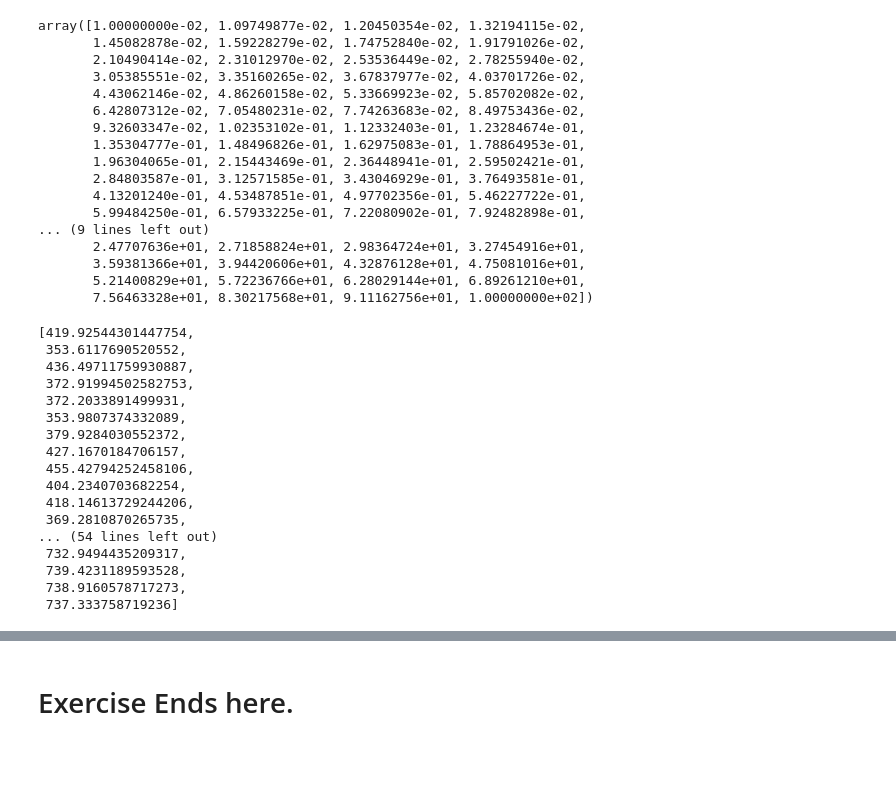
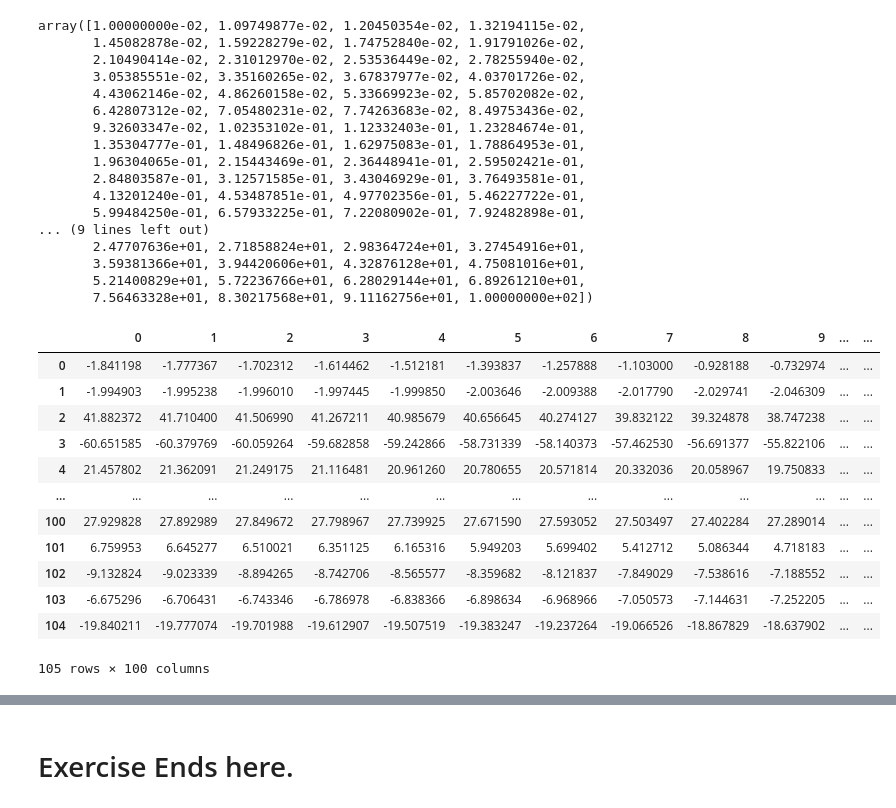
Before and after one commit to s6emschw/RM-project, a Jupyter notebook: Variance-Bias-Tradeoff.ipynb, the cells around one changed output, grey strips where cells are left out. Saved outputs shown, nothing was run; the diff lists cells and outputs as text; code cells hidden in the pictures; blank space fills up the shorter version.

```diff
--- a/Variance-Bias-Tradeoff.ipynb
+++ b/Variance-Bias-Tradeoff.ipynb
@@ -69,60 +69,52 @@ array([1.00000000e-02, 1.09749877e-02, 1.20450354e-02, 1.32194115e-02,
        5.21400829e+01, 5.72236766e+01, 6.28029144e+01, 6.89261210e+01,
        7.56463328e+01, 8.30217568e+01, 9.11162756e+01, 1.00000000e+02])
 # %%
-np.random.seed(12)
+np.random.seed(120)
 
 n = 30
 p = 35
 min_cor = 0  # we have not included multicollinearity in our analysis yet.
 max_cor = 0
 true_betas = np.repeat(5, p)
-iterations = 1000
+iterations = 105
 
 y_true_train, y_noise_train, X_train, df_train = get_sim_data(p, n, min_cor, max_cor, true_betas) # get training data
-alphas = np.logspace(-2,3,70)
-store_mse = []
-store_variance = []
-store_bias_sq = []
+alphas = np.logspace(-2,6,100)
 
-for a in alphas:
 
+store_predictions_list = []
+
+for i in range(iterations):
 
     store_predictions = []
 
-    for i in range(iterations):
+    y_true_test, y_noise_test, X_test, df_test = get_sim_data(p, n, min_cor, max_cor, true_betas) # get test data
 
-        y_true_test, y_noise_test, X_test, df_test = get_sim_data(p, n, min_cor, max_cor, true_betas) # get test data
+    for a in alphas:
 
         ridge = Ridge(alpha=a).fit(X_train, y_noise_train)
         ridge_predict = ridge.predict(X_test)
         ridge_predict_select = ridge_predict[14]
         store_predictions.append(ridge_predict_select)
 
-    mse = np.sum((np.asarray(store_predictions) - y_true_train[14])**2) / iterations
-    variance = np.mean((np.mean(store_predictions) - np.asarray(store_predictions))**2)
-    bias_squared = (np.mean(store_predictions) - y_true_train[14])**2
+    store_predictions_list.append(store_predictions)
 
-    store_mse.append(mse)
-    store_variance.append(variance)
-    store_bias_sq.append(bias_squared)
+store_predictions_df = pd.DataFrame(store_predictions_list)
 
 
-store_biase_sq
+
+store_predictions_df
 # %% [output]
+|  | 0 | 1 | 2 | 3 | 4 | 5 | 6 | 7 | 8 | 9 | ... | ... |
+| 0 | -1.841198 | -1.777367 | -1.702312 | -1.614462 | -1.512181 | -1.393837 | -1.257888 | -1.103000 | -0.928188 | -0.732974 | ... | ... |
+| 1 | -1.994903 | -1.995238 | -1.996010 | -1.997445 | -1.999850 | -2.003646 | -2.009388 | -2.017790 | -2.029741 | -2.046309 | ... | ... |
+| 2 | 41.882372 | 41.710400 | 41.506990 | 41.267211 | 40.985679 | 40.656645 | 40.274127 | 39.832122 | 39.324878 | 38.747238 | ... | ... |
+| 3 | -60.651585 | -60.379769 | -60.059264 | -59.682858 | -59.242866 | -58.731339 | -58.140373 | -57.462530 | -56.691377 | -55.822106 | ... | ... |
+| 4 | 21.457802 | 21.362091 | 21.249175 | 21.116481 | 20.961260 | 20.780655 | 20.571814 | 20.332036 | 20.058967 | 19.750833 | ... | ... |
+| ... | ... | ... | ... | ... | ... | ... | ... | ... | ... | ... | ... | ... |
+| 100 | 27.929828 | 27.892989 | 27.849672 | 27.798967 | 27.739925 | 27.671590 | 27.593052 | 27.503497 | 27.402284 | 27.289014 | ... | ... |
+| 101 | 6.759953 | 6.645277 | 6.510021 | 6.351125 | 6.165316 | 5.949203 | 5.699402 | 5.412712 | 5.086344 | 4.718183 | ... | ... |
+| 102 | -9.132824 | -9.023339 | -8.894265 | -8.742706 | -8.565577 | -8.359682 | -8.121837 | -7.849029 | -7.538616 | -7.188552 | ... | ... |
+| 103 | -6.675296 | -6.706431 | -6.743346 | -6.786978 | -6.838366 | -6.898634 | -6.968966 | -7.050573 | -7.144631 | -7.252205 | ... | ... |
+| 104 | -19.840211 | -19.777074 | -19.701988 | -19.612907 | -19.507519 | -19.383247 | -19.237264 | -19.066526 | -18.867829 | -18.637902 | ... | ... |
-[419.92544301447754,
- 353.6117690520552,
- 436.49711759930887,
- 372.91994502582753,
- 372.2033891499931,
- 353.9807374332089,
- 379.9284030552372,
- 427.1670184706157,
- 455.42794252458106,
- 404.2340703682254,
- 418.14613729244206,
- 369.2810870265735,
-... (54 lines left out)
- 732.9494435209317,
- 739.4231189593528,
- 738.9160578717273,
- 737.333758719236]
+105 rows × 100 columns
```
Also changed, not shown: parts of 8 cells of this notebook.
